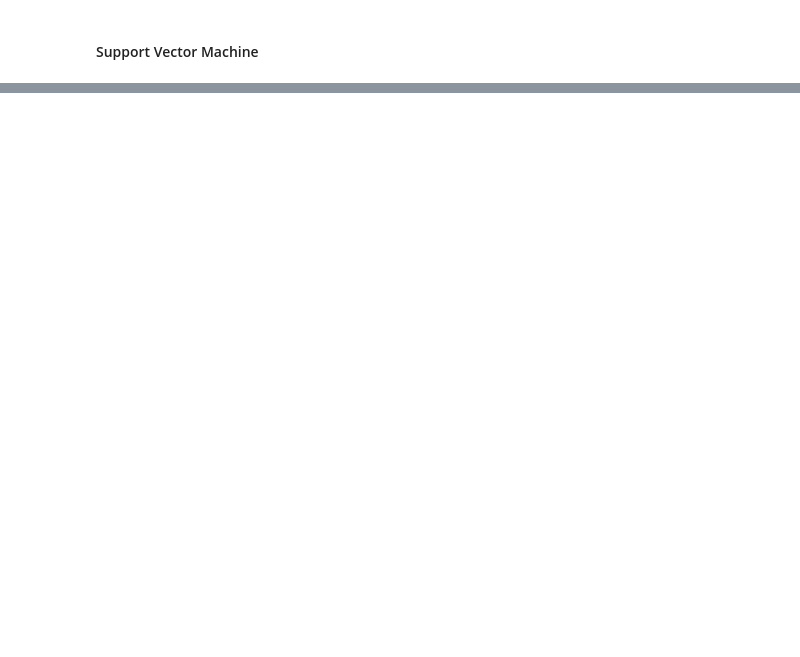
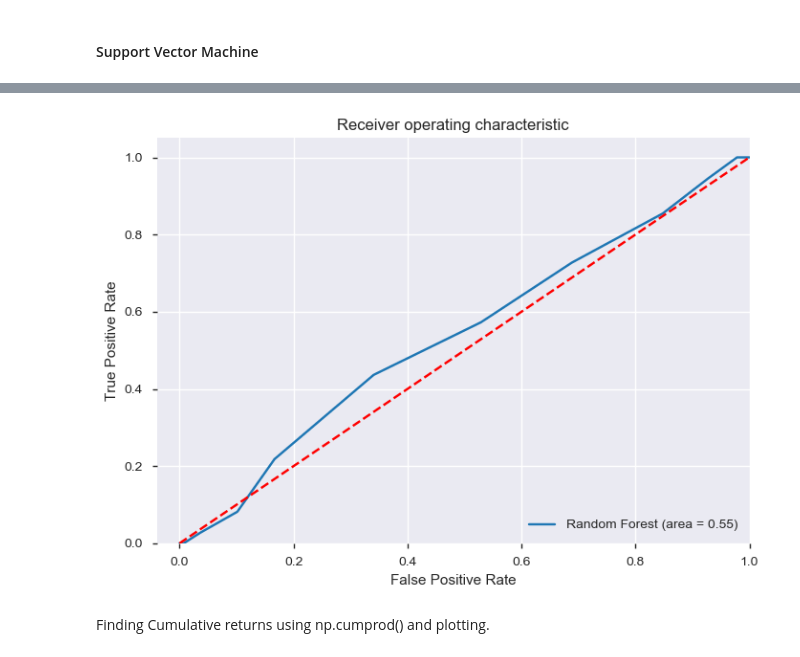
Before and after one commit to atkrish0/securitized-asset-analysis, a Jupyter notebook: 4 - Algorithmic Trading using Classification.ipynb, the cells around one changed output, grey strips where cells are left out. Drawn from its saved outputs; the diff is of its cells as text; code cells hidden in the pictures; blank space fills up the shorter version.

```diff
--- a/4 - Algorithmic Trading using Classification.ipynb
+++ b/4 - Algorithmic Trading using Classification.ipynb
@@ -394,0 +600,5 @@ LogisticRegression = SVM > KNN > Decision Tree > Naive Bayes > Stochastic Gradie
+# %%
+X = df2[['5_rolling_mean', '5_rolling_std', 'per_change_oc', 'per_change_hl']]
+y = df2[['Action']]
+# %%
+X_train, X_test, y_train, y_test = train_test_split(X, y, test_size = 0.5, random_state = 42)
@@ -394,0 +607,5 @@ LogisticRegression = SVM > KNN > Decision Tree > Naive Bayes > Stochastic Gradie
+# %%
+rfm = RandomForestClassifier(n_jobs = 10, random_state = 42)#,max_features=None,min_samples_leaf=30)
+# %%
+rfm.fit(X_train, y_train)
+y_pred_rfm = rfm.predict(X_test)
@@ -394,0 +627,17 @@ LogisticRegression = SVM > KNN > Decision Tree > Naive Bayes > Stochastic Gradie
+# %%
+rfm_roc_auc = roc_auc_score(y_test, y_pred_rfm)
+fpr, tpr, thresholds = roc_curve(y_test, rfm.predict_proba(X_test)[:,1])
+plt.figure()
+plt.plot(fpr, tpr, label='Random Forest (area = %0.2f)' % rfm_roc_auc)
+plt.plot([0, 1], [0, 1],'r--')
+plt.xlim([-0.04, 1.0])
+plt.ylim([0.0, 1.05])
+plt.xlabel('False Positive Rate')
+plt.ylabel('True Positive Rate')
+plt.title('Receiver operating characteristic')
+plt.legend(loc="lower right")
+plt.show()
+# %% [output]
+[figure, added]
+# %% [markdown]
+Finding Cumulative returns using np.cumprod() and plotting.
```
Also changed, not shown: parts of 67 cells of this notebook.
